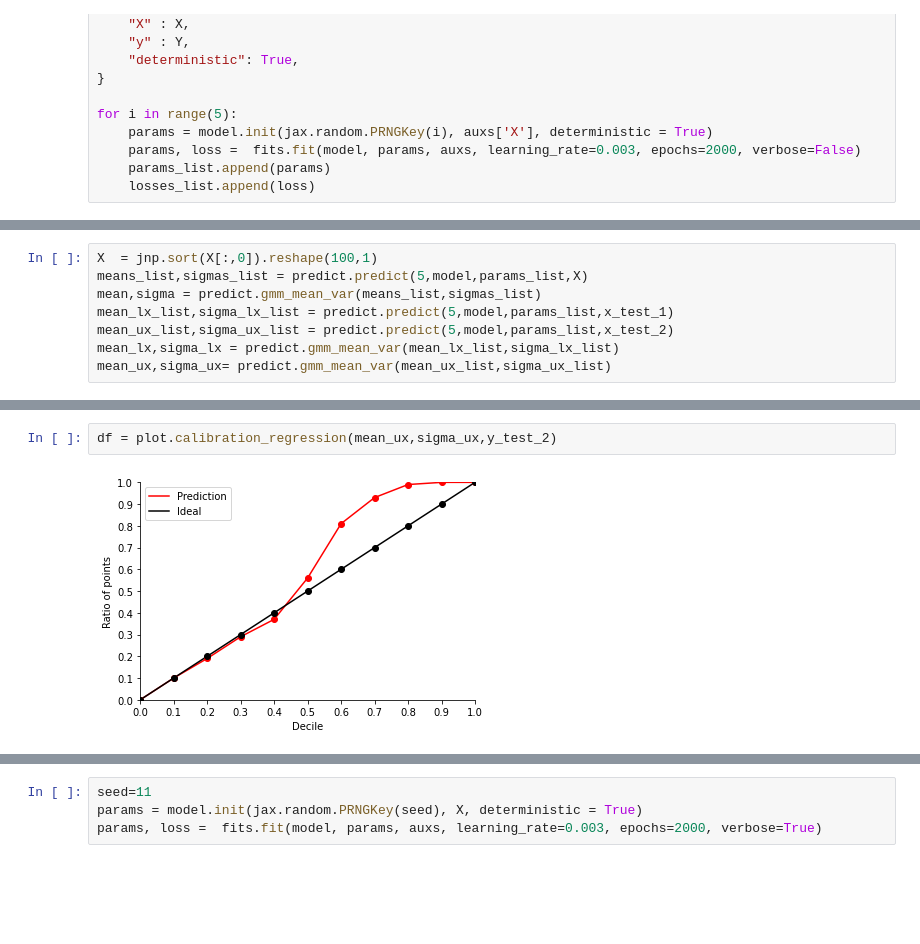
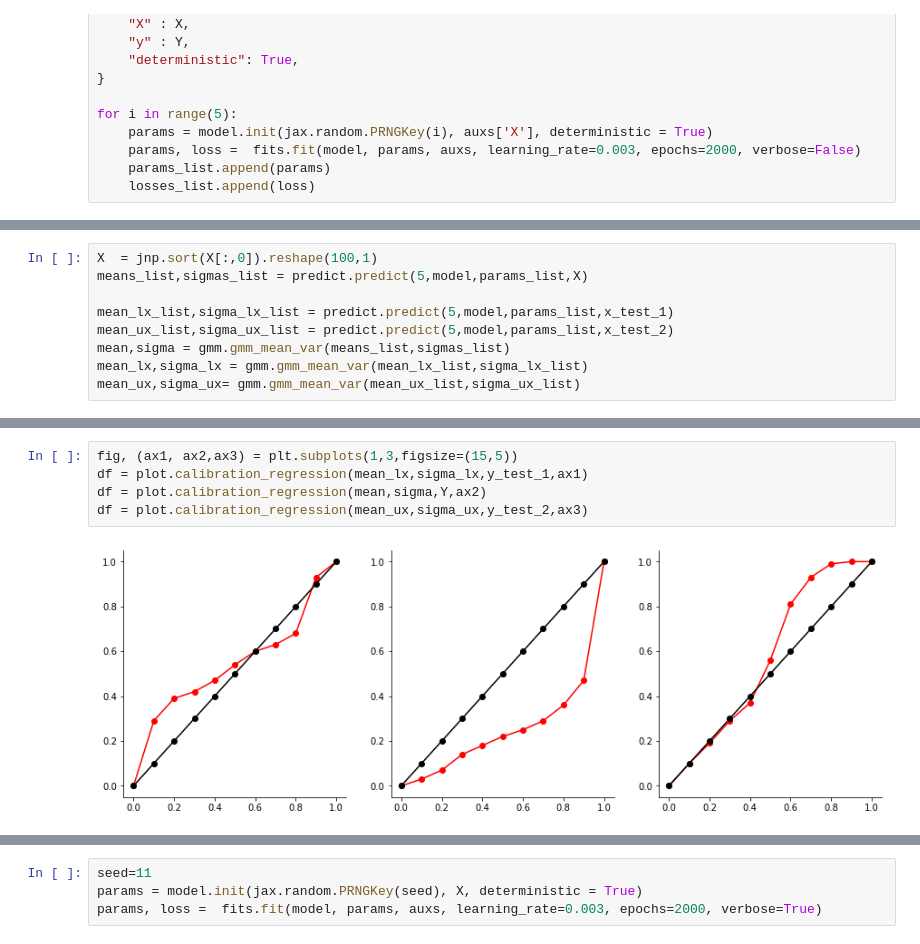
Before and after one commit to nipunbatra/bnn-zoo, a Jupyter notebook: notebooks/regression/DeepEnsemble_SinData.ipynb, the cells around one changed output, grey strips where cells are left out. Drawn from its saved outputs; the diff is of its cells as text; blank space fills up the shorter version.

Commit message:
subplots

```diff
--- a/notebooks/regression/DeepEnsemble_SinData.ipynb
+++ b/notebooks/regression/DeepEnsemble_SinData.ipynb
@@ -64,8 +67,9 @@ plt.legend()
 # %%
 X  = jnp.sort(X[:,0]).reshape(100,1)
 means_list,sigmas_list = predict.predict(5,model,params_list,X)
-mean,sigma = predict.gmm_mean_var(means_list,sigmas_list)
+
 mean_lx_list,sigma_lx_list = predict.predict(5,model,params_list,x_test_1)
 mean_ux_list,sigma_ux_list = predict.predict(5,model,params_list,x_test_2)
-mean_lx,sigma_lx = predict.gmm_mean_var(mean_lx_list,sigma_lx_list)
-mean_ux,sigma_ux= predict.gmm_mean_var(mean_ux_list,sigma_ux_list)
+mean,sigma = gmm.gmm_mean_var(means_list,sigmas_list)
+mean_lx,sigma_lx = gmm.gmm_mean_var(mean_lx_list,sigma_lx_list)
+mean_ux,sigma_ux= gmm.gmm_mean_var(mean_ux_list,sigma_ux_list)
@@ -94,4 +80,7 @@ plt.show()
 # %%
-df = plot.calibration_regression(mean_ux,sigma_ux,y_test_2)
+fig, (ax1, ax2,ax3) = plt.subplots(1,3,figsize=(15,5))
+df = plot.calibration_regression(mean_lx,sigma_lx,y_test_1,ax1)
+df = plot.calibration_regression(mean,sigma,Y,ax2)
+df = plot.calibration_regression(mean_ux,sigma_ux,y_test_2,ax3)
 # %% [output]
-[figure, old version]
+[figure, new version]
```
Also changed, not shown: parts of 12 cells of this notebook, 1 other file.
